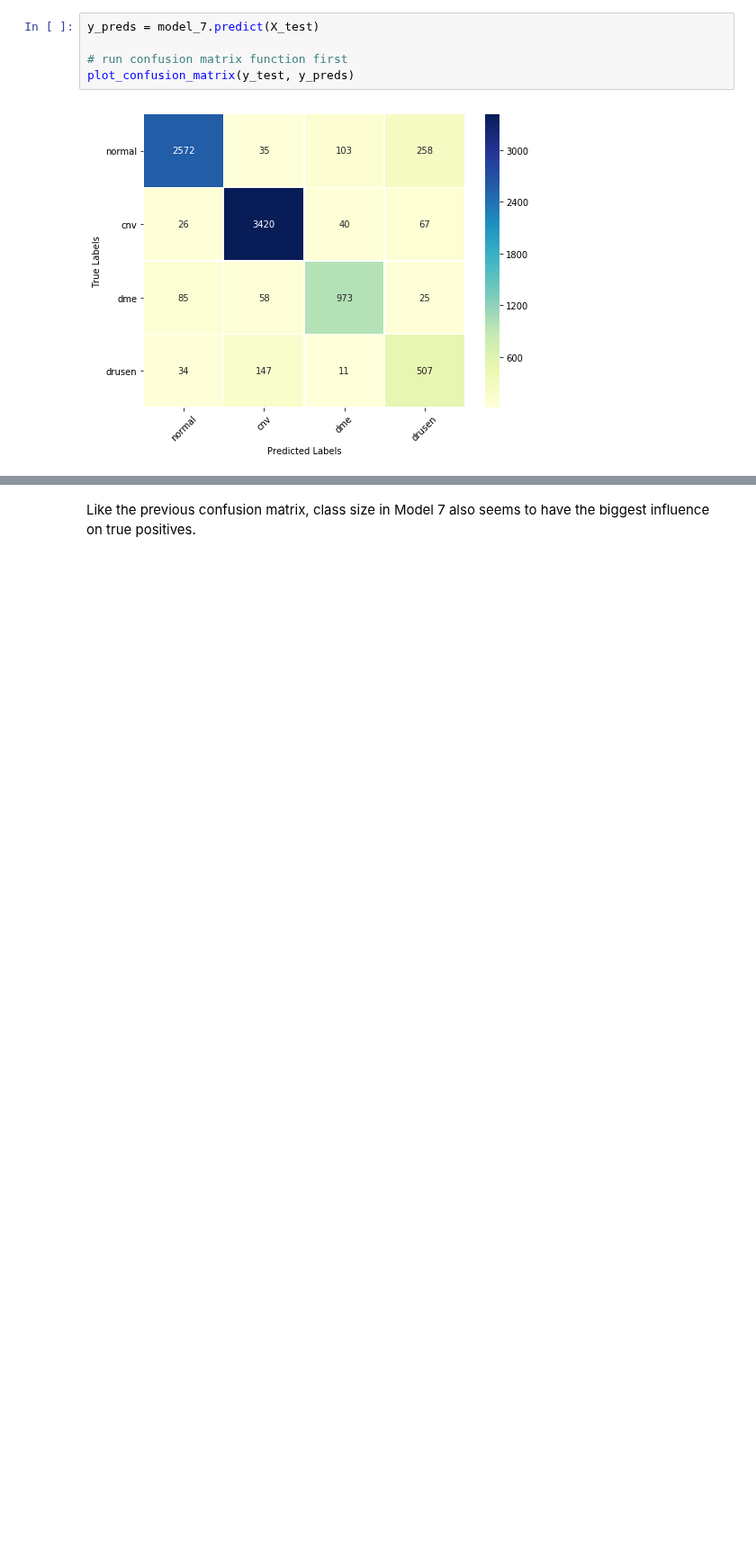
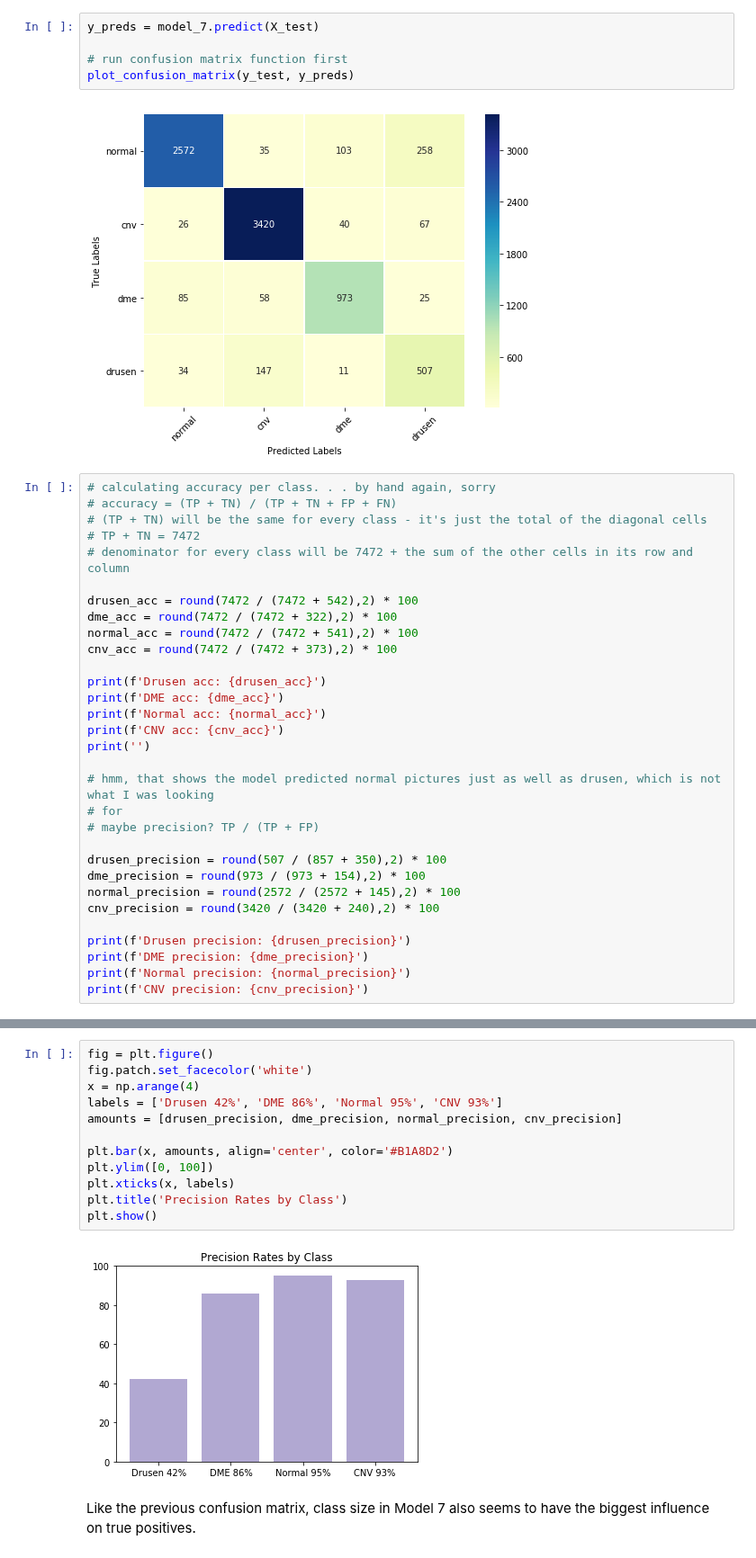
Before and after one commit to MagicMilly/conv-net-computer-vision, a Jupyter notebook: student.ipynb, the cells around one changed output, grey strips where cells are left out. Shown at 90% size. Cells and saved outputs as stored; diff of their text form; blank space fills up the shorter version.

```diff
--- a/student.ipynb
+++ b/student.ipynb
@@ -1152,3 +1152,34 @@ y_preds = model_7.predict(X_test)
 plot_confusion_matrix(y_test, y_preds)
 # %% [output]
 [figure]
+# %%
+# calculating accuracy per class. . . by hand again, sorry
+# accuracy = (TP + TN) / (TP + TN + FP + FN)
+# (TP + TN) will be the same for every class - it's just the total of the diagonal cells
+# TP + TN = 7472
+# denominator for every class will be 7472 + the sum of the other cells in its row and column
+
+drusen_acc = round(7472 / (7472 + 542),2) * 100
+dme_acc = round(7472 / (7472 + 322),2) * 100
+normal_acc = round(7472 / (7472 + 541),2) * 100
+cnv_acc = round(7472 / (7472 + 373),2) * 100
+
+print(f'Drusen acc: {drusen_acc}')
+print(f'DME acc: {dme_acc}')
+print(f'Normal acc: {normal_acc}')
+print(f'CNV acc: {cnv_acc}')
+print('')
+
+# hmm, that shows the model predicted normal pictures just as well as drusen, which is not what I was looking
+# for
+# maybe precision? TP / (TP + FP)
+
+drusen_precision = round(507 / (857 + 350),2) * 100
+dme_precision = round(973 / (973 + 154),2) * 100
+normal_precision = round(2572 / (2572 + 145),2) * 100
+cnv_precision = round(3420 / (3420 + 240),2) * 100
+
+print(f'Drusen precision: {drusen_precision}')
+print(f'DME precision: {dme_precision}')
+print(f'Normal precision: {normal_precision}')
+print(f'CNV precision: {cnv_precision}')
@@ -1155,3 +1196,17 @@ plot_confusion_matrix(y_test, y_preds)
+# %%
+fig = plt.figure()
+fig.patch.set_facecolor('white')
+x = np.arange(4)
+labels = ['Drusen 42%', 'DME 86%', 'Normal 95%', 'CNV 93%']
+amounts = [drusen_precision, dme_precision, normal_precision, cnv_precision]
+
+plt.bar(x, amounts, align='center', color='#B1A8D2')
+plt.ylim([0, 100])
+plt.xticks(x, labels)
+plt.title('Precision Rates by Class')
+plt.show()
+# %% [output]
+[figure, added]
 # %% [markdown]
 Like the previous confusion matrix, class size in Model 7 also seems to have the biggest influence on true positives.
 # %%
```
Also changed, not shown: parts of 4 cells of this notebook.
